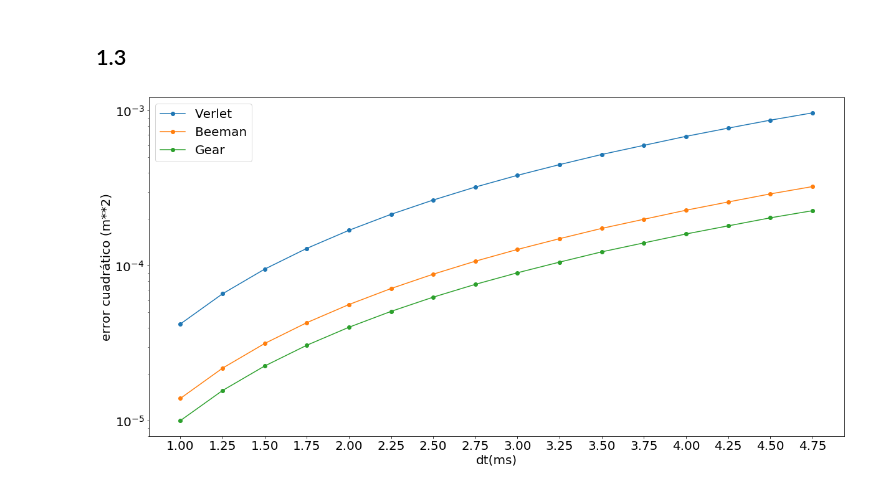
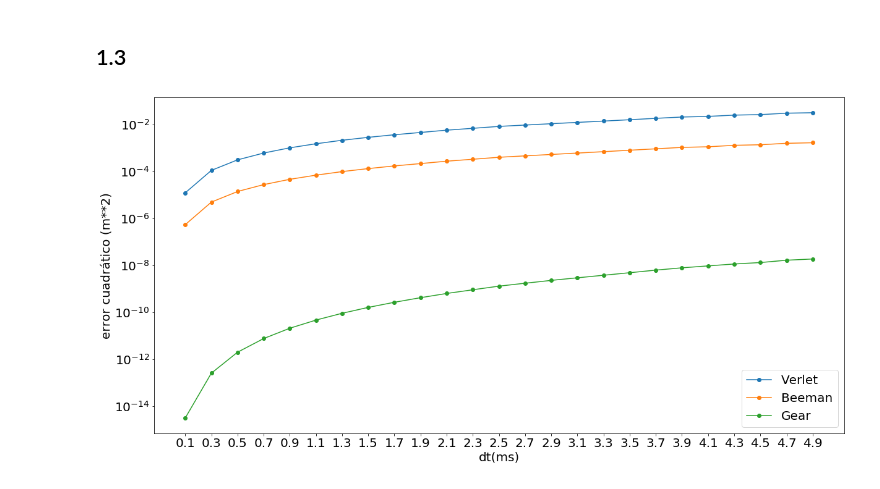
Before and after one commit to atormakh/SimulacionDeSistemas, a Jupyter notebook: SimulacionTemporal/oscilador.ipynb, the cells around one changed output. Saved outputs shown, nothing was run; the diff lists cells and outputs as text; code cells hidden in the pictures.

```diff
--- a/SimulacionTemporal/oscilador.ipynb
+++ b/SimulacionTemporal/oscilador.ipynb
@@ -70,39 +70,39 @@ for method in methods:
 # %% [markdown]
 ## 1.3
 # %%
-dts =np.arange(1, 5, 0.25)
-dt2 = 10
+dts =np.arange(0.1, 5, 0.2)
+dt2 = 50
 
 plt.figure("error vs dt")
 
 for method in methods:
 
     errors = []
     for dt in dts:
         data = exec(dt=dt, dt2=dt2, method=method)
 
         positions = []
         times =[]
 
         for t, r, v, a in data:
             positions.append(r)
             times.append(t)
 
         positions = np.array(positions)
         times = np.array(times)
         real_positions = solution(times)
 
-        error = np.mean((positions - real_positions)**2)
+        error = np.sum((positions - real_positions)**2)
 
         errors.append(error)
 
     plt.plot(dts, errors,"o-", label=method)
 
 plt.yscale("log")
 plt.legend()
 plt.ylabel("error cuadrático (m**2)")
 plt.xlabel("dt(ms)")
 plt.xticks(dts)
 plt.show()
 # %% [output]
-[figure, old version]
+[figure, new version]
```
Also changed, not shown: parts of 1 cell of this notebook, 3 other files.
